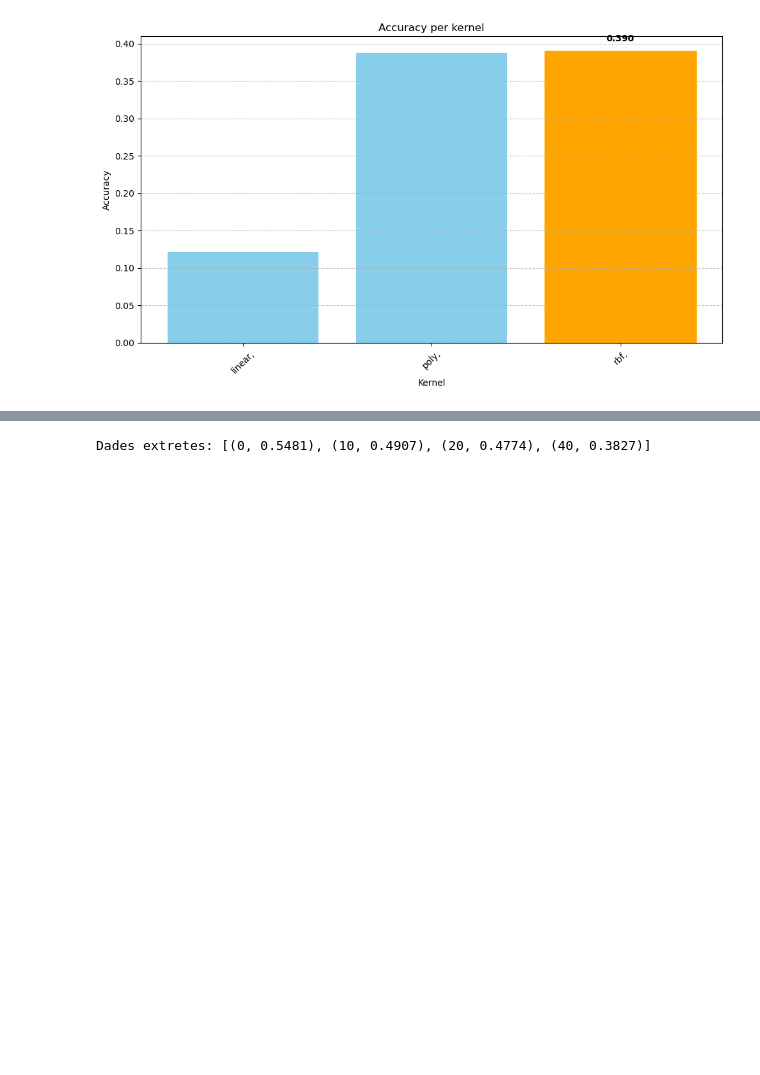
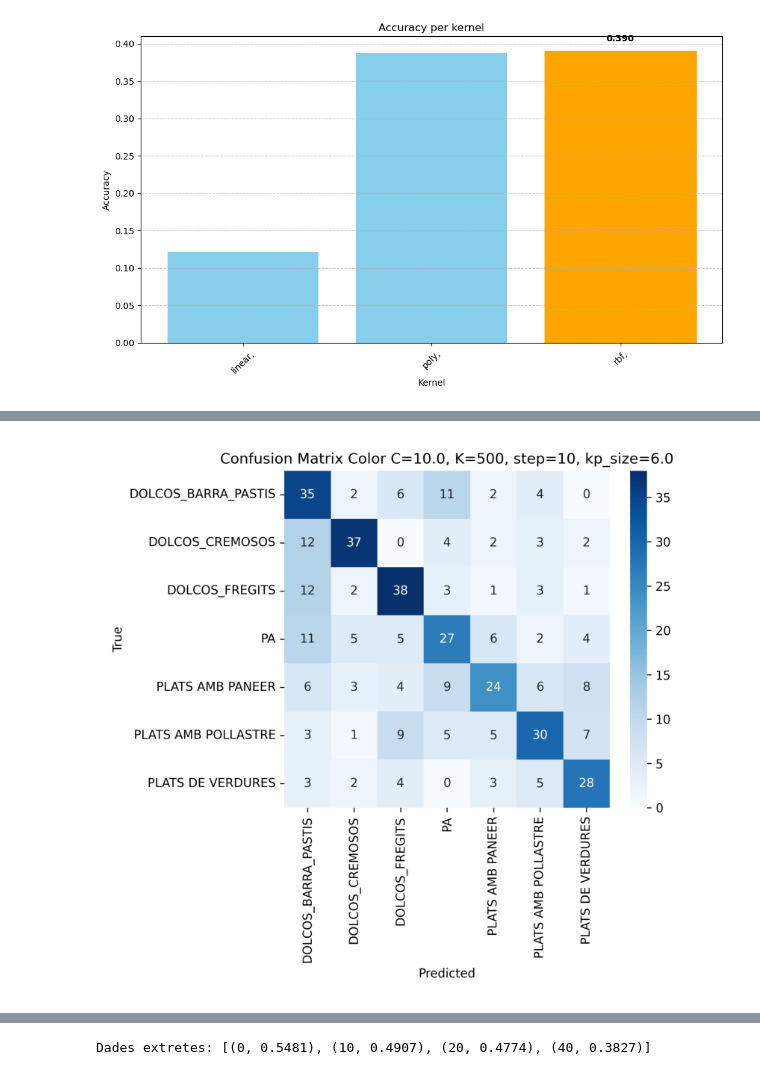
Before and after one commit to ED-2526/AC-02, a Jupyter notebook: .github/RESULTATS.ipynb, the cells around one changed output, grey strips where cells are left out. Cells and saved outputs as stored; diff of their text form; code cells hidden in the pictures; blank space fills up the shorter version.

```diff
--- a/.github/RESULTATS.ipynb
+++ b/.github/RESULTATS.ipynb
@@ -631,0 +729,17 @@ Numero de fotos disminuit
+# %%
+import matplotlib.pyplot as plt
+import os
+
+
+cm_file = r"PROVES CORRECTES/2.COLOR/K/Confusion Matrix Color C=10.0, K=500, step=10, kp_size=6.0.png"
+
+if os.path.exists(cm_file):
+    img = plt.imread(cm_file)
+    plt.figure(figsize=(10, 10))
+    plt.imshow(img)
+    plt.axis('off')
+    plt.show()
+else:
+    print(f"No s'ha trobat la imatge de la matriu de confusió: {cm_file}")
+# %% [output]
+[figure, added]
```
Also changed, not shown: parts of 14 cells of this notebook.
